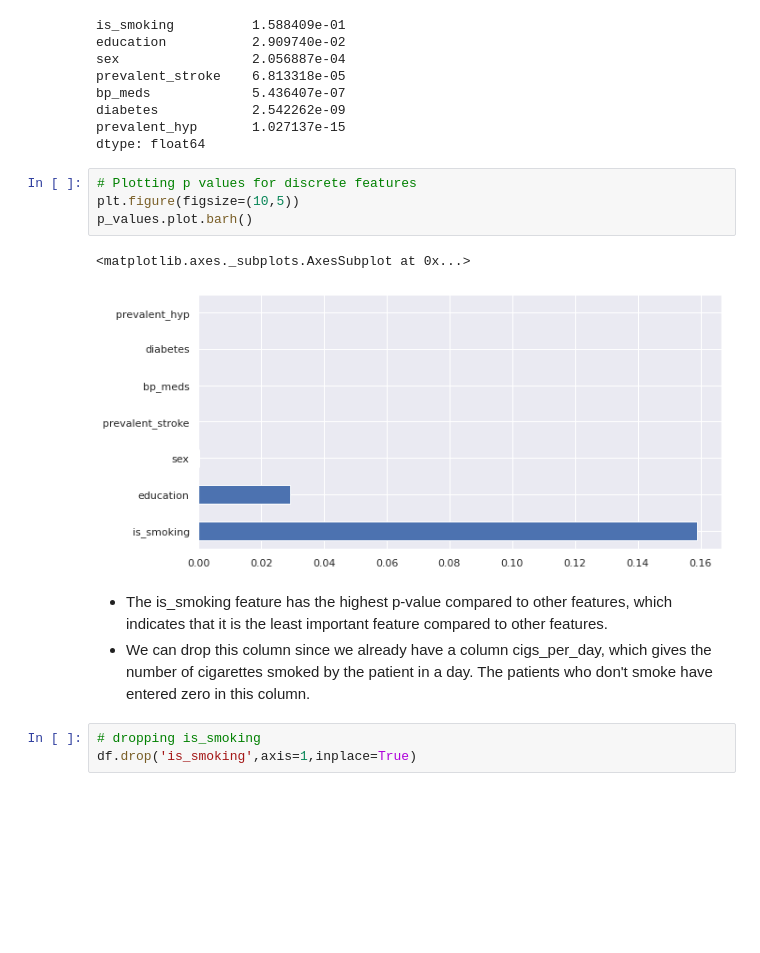
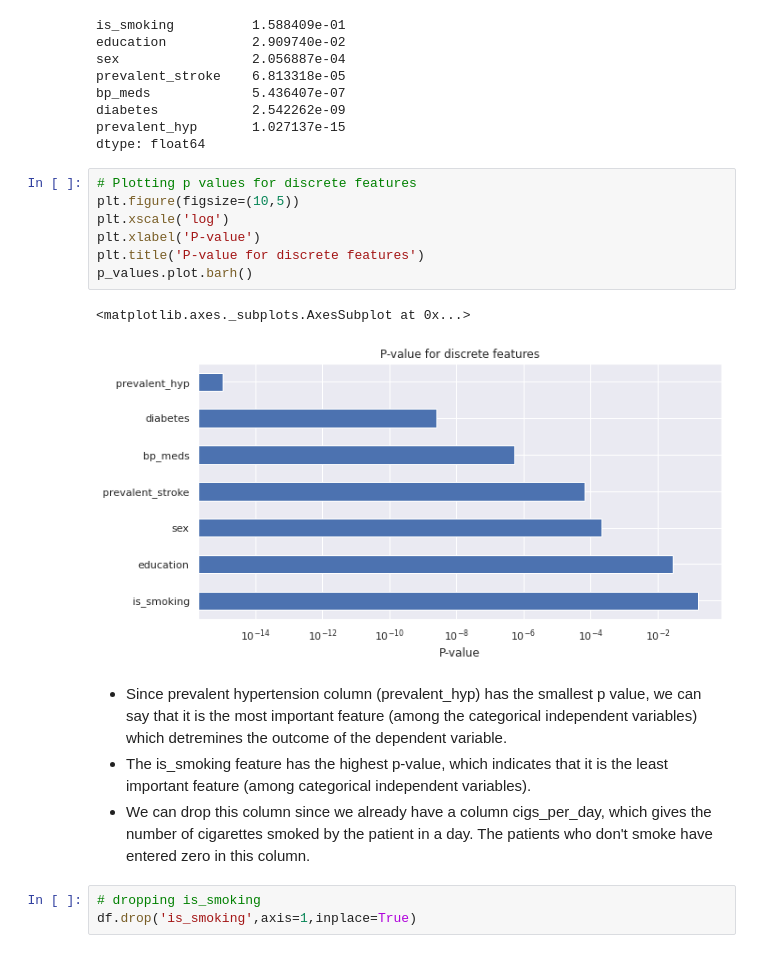
Before and after one commit to shaloy-lewis/cardiovascular_risk_prediction, a Jupyter notebook: Cardiovascular_Risk_Prediction_Shaloy_Lewis.ipynb, the cells around one changed output. Drawn from its saved outputs; the diff is of its cells as text; blank space fills up the shorter version.

```diff
--- a/Cardiovascular_Risk_Prediction_Shaloy_Lewis.ipynb
+++ b/Cardiovascular_Risk_Prediction_Shaloy_Lewis.ipynb
@@ -771,12 +771,16 @@ dtype: float64
 # %%
 # Plotting p values for discrete features
 plt.figure(figsize=(10,5))
+plt.xscale('log')
+plt.xlabel('P-value')
+plt.title('P-value for discrete features')
 p_values.plot.barh()
 # %% [output]
 <matplotlib.axes._subplots.AxesSubplot at 0x...>
-[figure, old version]
+[figure, new version]
 # %% [markdown]
-* The is_smoking feature has the highest p-value compared to other features, which indicates that it is the least important feature compared to other features.
+* Since prevalent hypertension column (prevalent_hyp) has the smallest p value, we can say that it is the most important feature (among the categorical independent variables) which detremines the outcome of the dependent variable.
+* The is_smoking feature has the highest p-value, which indicates that it is the least important feature (among categorical independent variables).
 * We can drop this column since we already have a column cigs_per_day, which gives the number of cigarettes smoked by the patient in a day. The patients who don't smoke have entered zero in this column.
 # %%
 # dropping is_smoking
```
Also changed, not shown: parts of 39 cells of this notebook.
